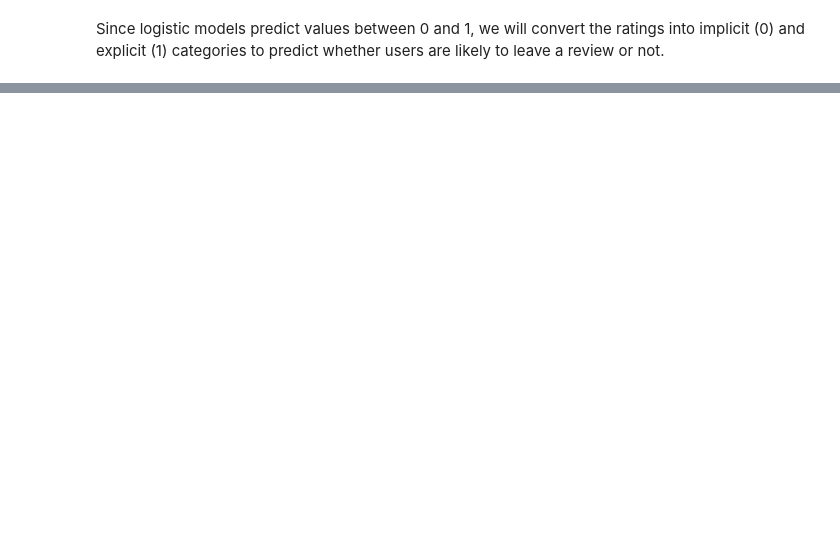
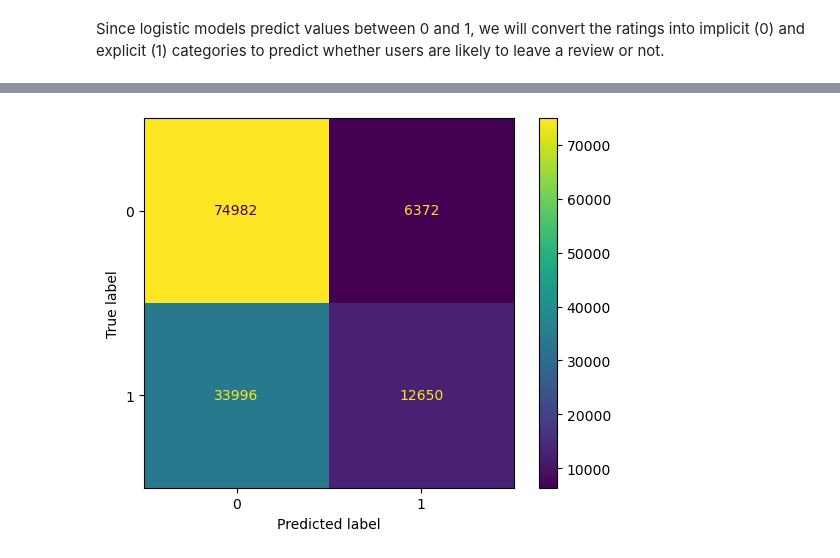
Before and after one commit to DiegoFA1/oct2024_capstone, a Jupyter notebook: notebooks/Modeling.ipynb, the cells around one changed output, grey strips where cells are left out. Saved outputs shown, nothing was run; the diff lists cells and outputs as text; code cells hidden in the pictures; blank space fills up the shorter version.

Commit message:
Logistic, Kneighboors and DTC models

```diff
--- a/notebooks/Modeling.ipynb
+++ b/notebooks/Modeling.ipynb
@@ -16,0 +36,6 @@ For the initial models we will be building, User ID and ISBN will not be needed
+# %%
+# 1/3 of the data
+df_encoded = df_encoded.sample(n=320000, random_state=42)  # random_state for reproducibility
+
+# Sanity check
+print(df_encoded.shape)
@@ -112,0 +86,17 @@ The baseline model accuracy is 68.326%
+# %%
+estimators = [('normalise', StandardScaler()),
+              ('reduce_dim', PCA()),
+              ('logreg', LogisticRegression())]
+
+pipe = Pipeline(estimators)
+
+params = {'logreg__C': [0.0001, 0.001, 0.1],
+          'logreg__penalty': ['l1', 'l2'],
+          'logreg__solver': ['saga', 'liblinear'],
+          'reduce_dim__n_components': [25, 27, 29]}
+
+grid_search = GridSearchCV(pipe, params, cv=5)
+# %%
+X_train, X_test, y_train, y_test = train_test_split(X, y, test_size=0.4, random_state=10)
+
+fitted_search = grid_search.fit(X_train, y_train)
@@ -112,0 +161,21 @@ The baseline model accuracy is 68.326%
+# %%
+# evaluate on the original test set
+y_pred = fitted_search.predict(X_test)
+
+# Generate confusion matrix
+cf_matrix = confusion_matrix(y_test, y_pred)
+
+# Get target names
+cols = ["0","1"]
+
+# Convert to a DataFrame
+cf_df = pd.DataFrame(
+    cf_matrix,
+    columns=['Predicted ' + x for x in cols],
+    index=['True ' + x for x in cols]
+)
+
+ConfusionMatrixDisplay(cf_matrix).plot()
+plt.show()
+# %% [output]
+[figure, added]
```
Also changed, not shown: parts of 77 cells of this notebook, 5 other files.
